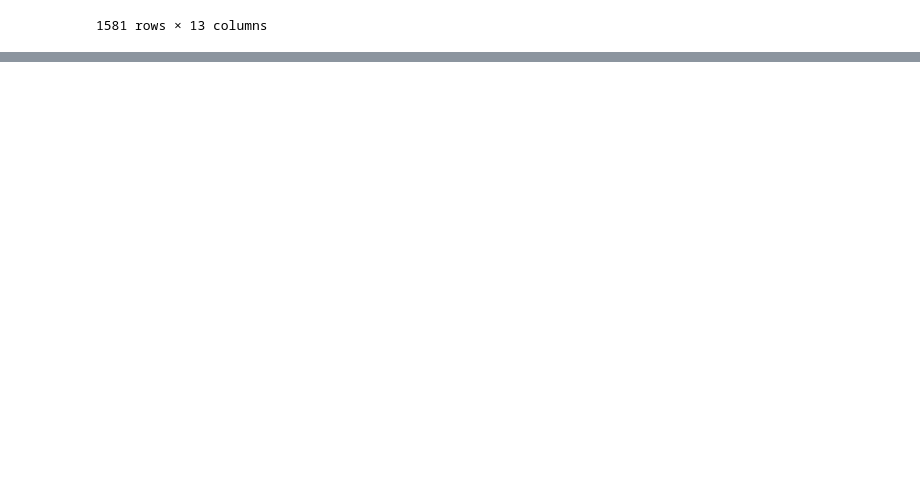
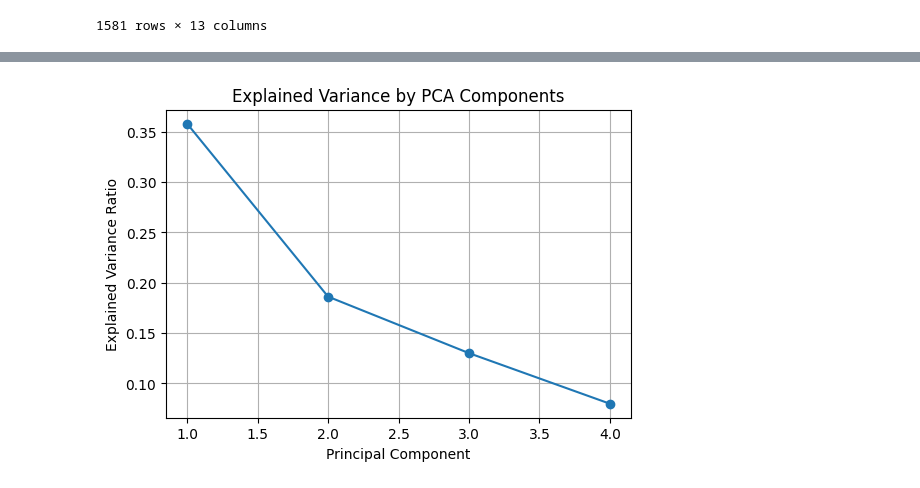
Before and after one commit to AR384/EVSE_mainproject_python, a Jupyter notebook: data/code/acn.ipynb, the cells around one changed output, grey strips where cells are left out. Drawn from its saved outputs; the diff is of its cells as text; code cells hidden in the pictures; blank space fills up the shorter version.

```diff
--- a/data/code/acn.ipynb
+++ b/data/code/acn.ipynb
@@ -180,6 +207,0 @@ minutes, seconds = divmod(remainder, 60)
-# %%
-# datetime → timestamp + 결측은 0으로
-sort['requestedDeparture_ts'] = sort['requestedDeparture'].apply(
-    lambda x: int(x.timestamp()) if isinstance(x, pd.Timestamp) else 0
-).astype('int64')
-sort
@@ -199,0 +247,19 @@ sort
+# %%
+from sklearn.cluster import KMeans, DBSCAN
+from sklearn.decomposition import PCA
+
+scale_cols = [
+    'connectionTime', 'doneChargingTime', 'requestedDeparture', 'disconnectTime',
+    'kWhDelivered', 'kWhRequested', 'WhPerMile', 'milesRequested'
+]
+scaler = StandardScaler()
+
+exclude_col = [col for col in time_df.columns if col not in scale_cols]
+scaled_part = scaler.fit_transform(time_df[scale_cols])
+x = np.hstack([scaled_part, time_df[exclude_col].values])
+# %%
+# PCA로 2차원 축소
+pca = PCA(n_components=4)
+X_pca = pca.fit_transform(x)
+print(pca.explained_variance_ratio_)
+print("총 정보 보존율:", sum(pca.explained_variance_ratio_))
@@ -199,0 +447,10 @@ sort
+# %%
+plt.figure(figsize=(6,4))
+plt.plot(range(1, 5), pca.explained_variance_ratio_, marker='o')
+plt.title('Explained Variance by PCA Components')
+plt.xlabel('Principal Component')
+plt.ylabel('Explained Variance Ratio')
+plt.grid(True)
+plt.show()
+# %% [output]
+[figure, added]
```
Also changed, not shown: parts of 26 cells of this notebook, 11 other files.
